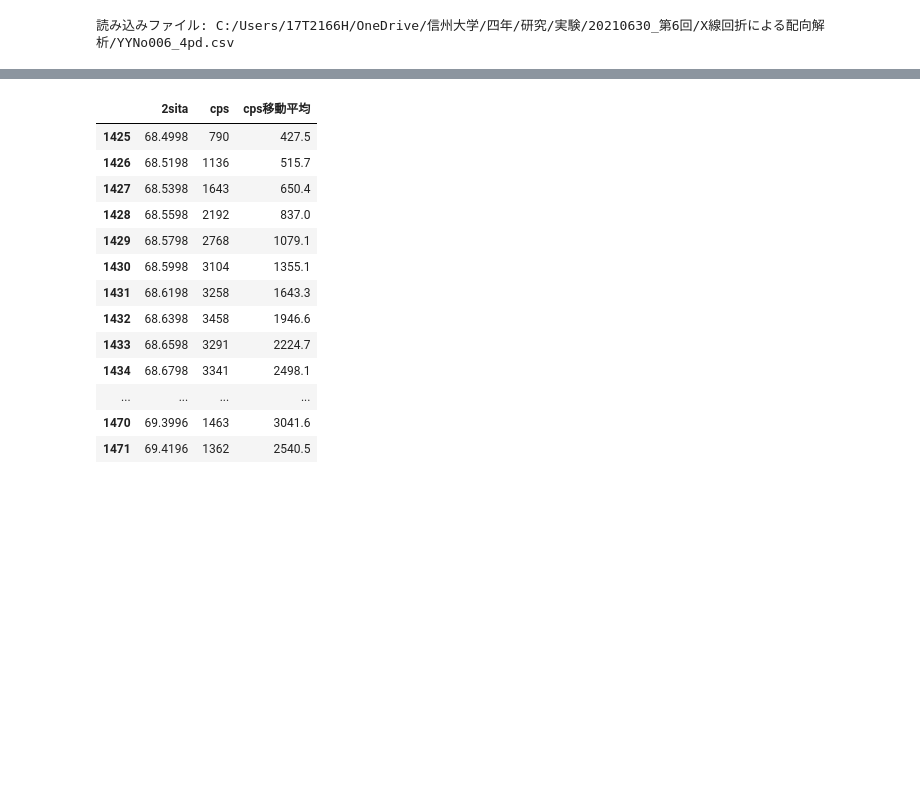
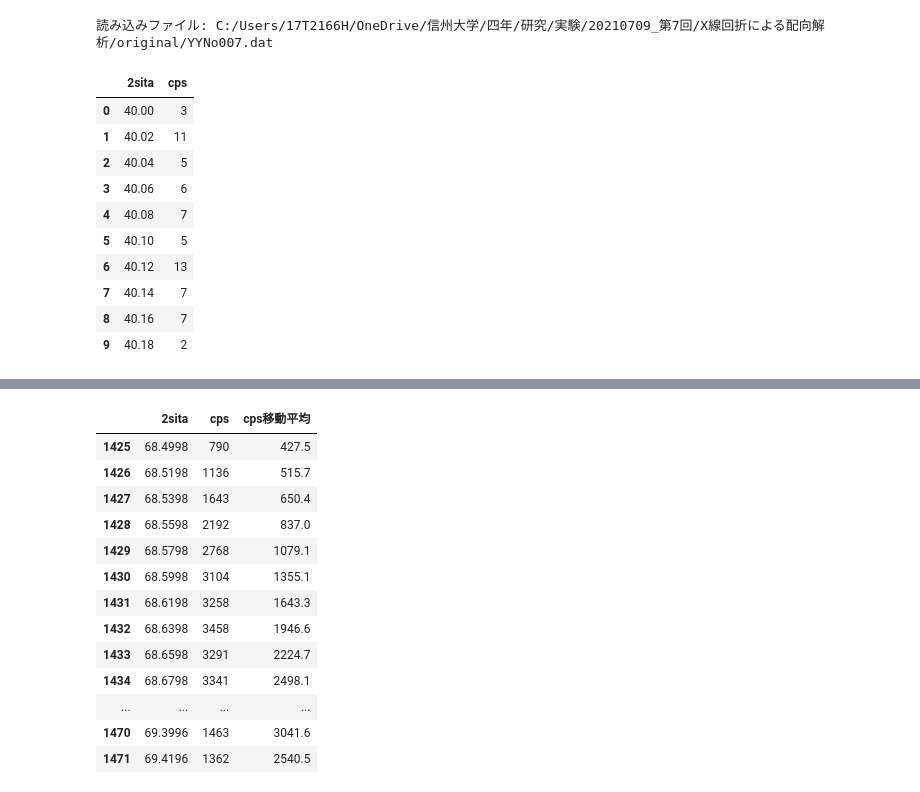
Before and after one commit to yosinobu-yamasita/xray_diffraction_viewer, a Jupyter notebook: xray_show_note.ipynb, the cells around one changed output, grey strips where cells are left out. Saved outputs shown, nothing was run; the diff lists cells and outputs as text; code cells hidden in the pictures; blank space fills up the shorter version.

```diff
--- a/xray_show_note.ipynb
+++ b/xray_show_note.ipynb
@@ -4,7 +4,8 @@ from tkinter import filedialog
 import os
 import re
 # ファイル指定
-typ = [('CSVファイル','*.csv')]
+# typ = [('CSVファイル','*.csv')]
+typ = [(' ','*')]
 # dir = 'C:\\'
 dir = 'C:\\Users\\17T2166H\\OneDrive\\信州大学\\四年\\研究'
 fle = filedialog.askopenfilename(filetypes = typ, initialdir = dir)
@@ -13,7 +14,7 @@ print("読み込みファイル:",fle)
 実験number =re.findall(r"\d+", os.path.splitext(os.path.basename(fle))[0])[0]
 # csv_name ="YYNo"+実験number+"_4pd.csv"
 # %% [output]
-読み込みファイル: C:/Users/17T2166H/OneDrive/信州大学/四年/研究/実験/20210630_第6回/X線回折による配向解析/YYNo006_4pd.csv
+読み込みファイル: C:/Users/17T2166H/OneDrive/信州大学/四年/研究/実験/20210709_第7回/X線回折による配向解析/original/YYNo007.dat
 # %%
 import seaborn as sns
 import pandas as pd
@@ -21,4 +22,21 @@ import matplotlib.pyplot as plt
 from matplotlib.backends.backend_pdf import PdfPages
 # 日本語出力対応
 plt.rcParams['font.family'] = 'IPAexGothic'
+# %%
+#CSVファイルをUTF-8形式で読み込む
+df_score = pd.read_csv(csv_name,encoding = 'UTF8', engine='python', names=("2sita", "cps"), sep="   ")
+#dataを出力
+df_score[0:10]
+# %% [output]
+|  | 2sita | cps |
+| 0 | 40.00 | 3 |
+| 1 | 40.02 | 11 |
+| 2 | 40.04 | 5 |
+| 3 | 40.06 | 6 |
+| 4 | 40.08 | 7 |
+| 5 | 40.10 | 5 |
+| 6 | 40.12 | 13 |
+| 7 | 40.14 | 7 |
+| 8 | 40.16 | 7 |
+| 9 | 40.18 | 2 |
 # %%
```
Also changed, not shown: parts of 2 cells of this notebook, 1 other file.
